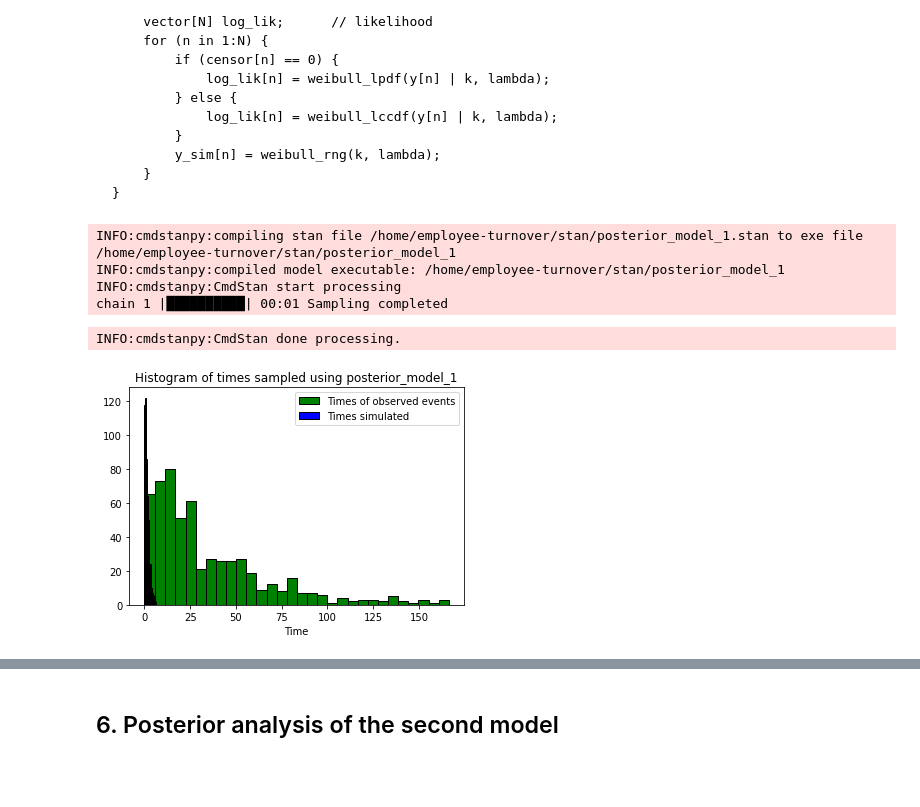
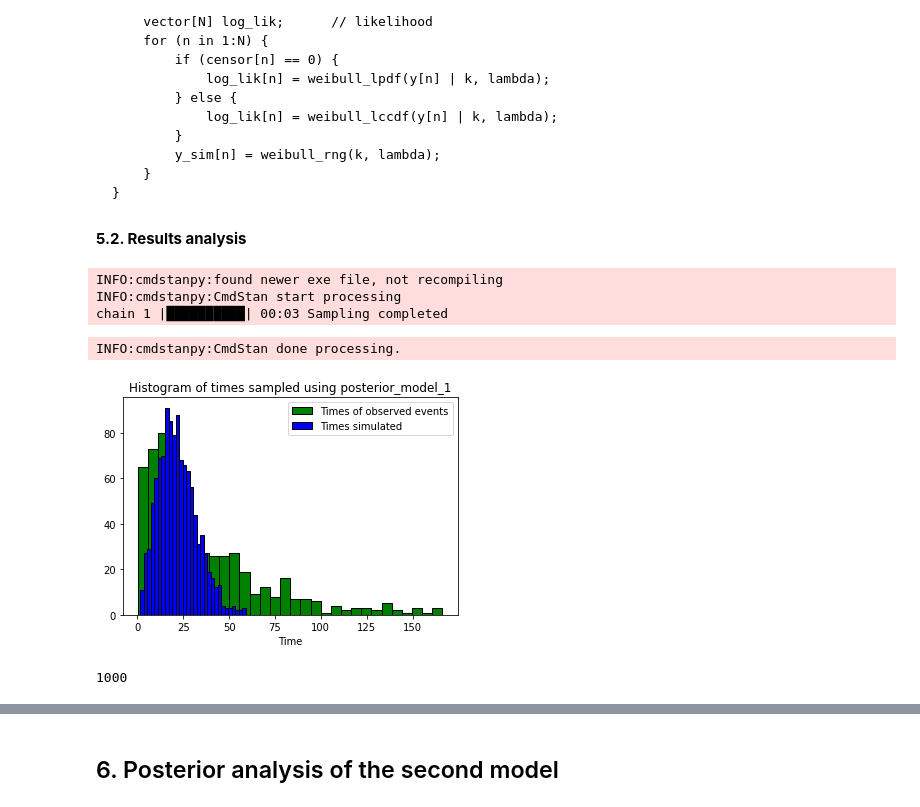
Before and after one commit to rafalmaciasz/employee-turnover, a Jupyter notebook: project.ipynb, the cells around one changed output, grey strips where cells are left out. Cells and saved outputs as stored; diff of their text form; code cells hidden in the pictures; blank space fills up the shorter version.

Commit message:
Model comparison

````diff
--- a/project.ipynb
+++ b/project.ipynb
@@ -314,27 +314,27 @@ def do_sampling(
     data: dict,
     target: np.ndarray,
     censor: np.ndarray,
-    iter_sampling: int
+    do_plot: bool,
+    **kwargs
 ) -> CmdStanModel:
 
     stan_model = CmdStanModel(stan_file=model_path)
     samples = stan_model.sample(
         data=data,
-        fixed_param=True,
-        iter_sampling=iter_sampling,
-        iter_warmup=1,
-        chains=1
+        **kwargs
     )
+
     times_sim = samples.stan_variable("y_sim")
 
-    plt.hist(target[censor == 0], bins=30, color="green", edgecolor='black')
-    plt.hist(times_sim[-1], bins=30, color="blue", edgecolor='black')
-    plt.title(f'Histogram of times sampled using {model_path.split("/")[-1].split(".")[0]}')
-    plt.xlabel('Time')
-    plt.legend(["Times of observed events", "Times simulated"])
-    plt.show()
+    if do_plot:
+        plt.hist(target[censor == 0], bins=30, color="green", edgecolor='black')
+        plt.hist(times_sim[-1], bins=30, color="blue", edgecolor='black')
+        plt.title(f'Histogram of times sampled using {model_path.split("/")[-1].split(".")[0]}')
+        plt.xlabel('Time')
+        plt.legend(["Times of observed events", "Times simulated"])
+        plt.show()
 
-    return samples
+    return stan_model, samples
 # %%
 target_array, censor_array = df["stag"].values, np.array(1 - df["event"].values)
 
@@ -536,29 +481,34 @@ generated quantities {
     }
 }
 ```
+# %% [markdown]
+**5.2. Results analysis**
 # %%
-posterior_model_1 = do_sampling(
+posterior_model_1, posterior_samples_1 = do_sampling(
     model_path="stan/posterior_model_1.stan",
     data={
         "N": normalized_features_matrix.shape[0],
         "M": normalized_features_matrix.shape[1],
-        "X": normalized_features_matrix,
         "y": target_array,
         "censor": censor_array,
 
         "mu_k": 2.5,
         "sigma_k": 0.01,
-        "mu_lambda": 20,
+        "mu_lambda": 2,
         "sigma_lambda": 0.01
     },
     target=target_array,
     censor=censor_array,
-    iter_sampling=1000
+    do_plot=True,
+    chains=1
 )
 # %% [output]
-INFO:cmdstanpy:compiling stan file /home/employee-turnover/stan/posterior_model_1.stan to exe file /home/employee-turnover/stan/posterior_model_1
-INFO:cmdstanpy:compiled model executable: /home/employee-turnover/stan/posterior_model_1
+INFO:cmdstanpy:found newer exe file, not recompiling
 INFO:cmdstanpy:CmdStan start processing
-chain 1 |██████████| 00:01 Sampling completed
+chain 1 |██████████| 00:03 Sampling completed
 INFO:cmdstanpy:CmdStan done processing.
-[figure, old version]
+[figure, new version]
+# %%
+len(posterior_samples_1.draws_pd()['k'])
+# %% [output]
+1000
````
Also changed, not shown: parts of 34 cells of this notebook.
